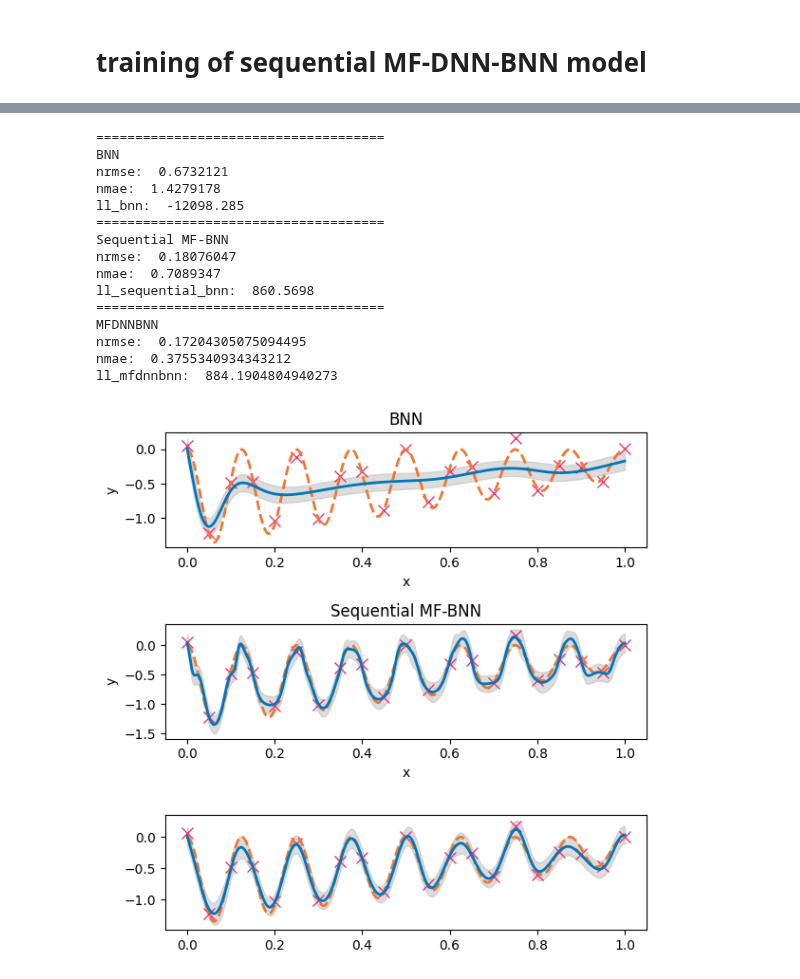
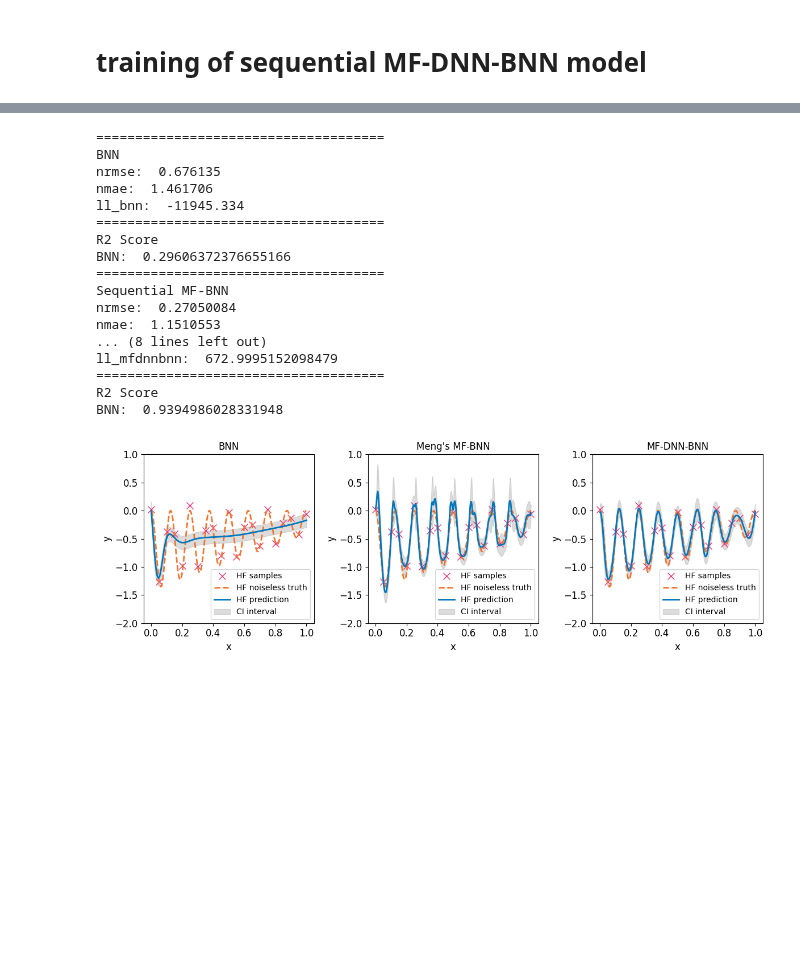
Before and after one commit to bessagroup/mfbml, a Jupyter notebook: studies/Illustrative_examples/MF_DNN_BNN/mf_dnn_bnn_showcase.ipynb, the cells around one changed output, grey strips where cells are left out. Saved outputs shown, nothing was run; the diff lists cells and outputs as text; code cells hidden in the pictures; blank space fills up the shorter version.

```diff
--- a/studies/Illustrative_examples/MF_DNN_BNN/mf_dnn_bnn_showcase.ipynb
+++ b/studies/Illustrative_examples/MF_DNN_BNN/mf_dnn_bnn_showcase.ipynb
@@ -151,7 +161,6 @@ noise: 0.050
 # %%
 # visualize the posterior of bnn
-bnn_y, bnn_epistemic, bnn_total_unc, bnn_aleatoric = bnn_model.predict(
-    x=test_samples)
+bnn_y, bnn_epistemic, bnn_total_unc, bnn_aleatoric = bnn_model.predict(x=test_samples)
 
 # plot
 plt.figure()
@@ -312,5 +320,7 @@ plt.show()
 # %%
 # get the accuracy metrics
+from sklearn.metrics import r2_score
+
 print("=====================================")
 print("BNN")
 nrmse_bnn = normalized_rmse(test_hf_responses_noiseless.numpy(), bnn_y)
@@ -319,6 +329,10 @@ nmae_bnn = normalized_mae(test_hf_responses_noiseless.numpy(), bnn_y)
 print("nmae: ", nmae_bnn)
 ll_bnn = log_likelihood_value(test_hf_responses.numpy(), bnn_y, bnn_total_unc)
 print("ll_bnn: ", ll_bnn)
+# r2 score
+print("=====================================")
+print("R2 Score")
+print("BNN: ", r2_score(test_hf_responses_noiseless.numpy(), bnn_y))
 # sequential mf-bnn
 print("=====================================")
 print("Sequential MF-BNN")
@@ -336,6 +350,10 @@ ll_sequential_bnn = log_likelihood_value(
     sequential_bnn_total_unc,
 )
 print("ll_sequential_bnn: ", ll_sequential_bnn)
+# R2 Score
+print("=====================================")
+print("R2 Score")
+print("BNN: ", r2_score(test_hf_responses_noiseless.numpy(), sequential_bnn_y))
 # MFDNNBNN
 print("=====================================")
 print("MFDNNBNN")
@@ -347,24 +365,31 @@ ll_mfdnnbnn = log_likelihood_value(
     test_hf_responses.numpy(), y_proposed, total_unc_proposed
 )
 print("ll_mfdnnbnn: ", ll_mfdnnbnn)
+# R2 Score
+print("=====================================")
+print("R2 Score")
+print("BNN: ", r2_score(test_hf_responses_noiseless.numpy(), y_proposed))
 # %% [output]
 =====================================
 BNN
-nrmse:  0.6732121
-nmae:  1.4279178
-ll_bnn:  -12098.285
+nrmse:  0.676135
+nmae:  1.461706
+ll_bnn:  -11945.334
+=====================================
+R2 Score
+BNN:  0.29606372376655166
 =====================================
 Sequential MF-BNN
-nrmse:  0.18076047
-nmae:  0.7089347
-ll_sequential_bnn:  860.5698
+nrmse:  0.27050084
+nmae:  1.1510553
+... (8 lines left out)
+ll_mfdnnbnn:  672.9995152098479
 =====================================
-MFDNNBNN
-nrmse:  0.17204305075094495
-nmae:  0.3755340934343212
-ll_mfdnnbnn:  884.1904804940273
+R2 Score
+BNN:  0.9394986028331948
 # %%
-fig, ax = plt.subplots(3, 1, figsize=(6, 6))
+font_size = 12
+fig, ax = plt.subplots(1, 3, figsize=(12, 4))
 
 # plot results of bnn
 ax[0].plot(
@@ -400,10 +425,12 @@ ax[0].fill_between(
     color="#BBBBBB",
     label="CI interval",
 )
-# ax[0].legend()
-ax[0].set_title("BNN")
-ax[0].set_xlabel("x")
-ax[0].set_ylabel("y")
+ax[0].legend(loc="lower right")
+ax[0].set_title("BNN", fontsize=font_size)
+ax[0].set_xlabel("x", fontsize=font_size)
+ax[0].set_ylabel("y", fontsize=font_size)
+ax[0].tick_params(labelsize=font_size)
+ax[0].set_ylim([-2, 1.0])
 
 #  plot for sequential mf-bnn
 ax[1].plot(
@@ -440,10 +467,12 @@ ax[1].fill_between(
     color="#BBBBBB",
     label="CI interval",
 )
-# ax[1].legend()
-ax[1].set_title("Sequential MF-BNN")
-ax[1].set_xlabel("x")
-ax[1].set_ylabel("y")
+ax[1].legend(loc="lower right")
+ax[1].set_title("Meng's MF-BNN", fontsize=font_size)
+ax[1].set_xlabel("x", fontsize=font_size)
+ax[1].set_ylabel("y", fontsize=font_size)
+ax[1].tick_params(labelsize=font_size)
+ax[1].set_ylim([-2, 1.0])
 
 # plot for MFDNNBNN
 ax[2].plot(
@@ -459,31 +488,38 @@ ax[2].plot(
     test_samples.numpy(),
     test_hf_responses_noiseless.numpy(),
     "--",
     color="#EE7733",
     linewidth=2,
     label="HF noiseless truth",
 )
 ax[2].plot(
     test_samples.numpy(),
     y_proposed,
     "-",
     color="#0077BB",
     linewidth=2,
     label="HF prediction",
 )
 
 ax[2].fill_between(
     test_samples.flatten().numpy(),
     (y_proposed - 2 * total_unc_proposed).flatten(),
     (y_proposed + 2 * total_unc_proposed).flatten(),
     alpha=0.5,
     color="#BBBBBB",
     label="CI interval",
 )
 
+ax[2].set_title("MF-DNN-BNN", fontsize=font_size)
+ax[2].set_xlabel("x", fontsize=font_size)
+ax[2].set_ylabel("y", fontsize=font_size)
+ax[2].tick_params(labelsize=font_size)
+ax[2].set_ylim([-2, 1.0])
+ax[2].legend(loc="lower right")
 plt.tight_layout()
 plt.savefig("mf_dnn_bnn_known_noise.pdf", dpi=300, bbox_inches="tight")
 plt.savefig("mf_dnn_bnn_known_noise.png", dpi=300, bbox_inches="tight")
+plt.savefig("mf_dnn_bnn_known_noise.svg", dpi=300, bbox_inches="tight")
 plt.show()
 # %% [output]
-[figure, old version]
+[figure, new version]
```
Also changed, not shown: parts of 9 cells of this notebook, 9 other files.
